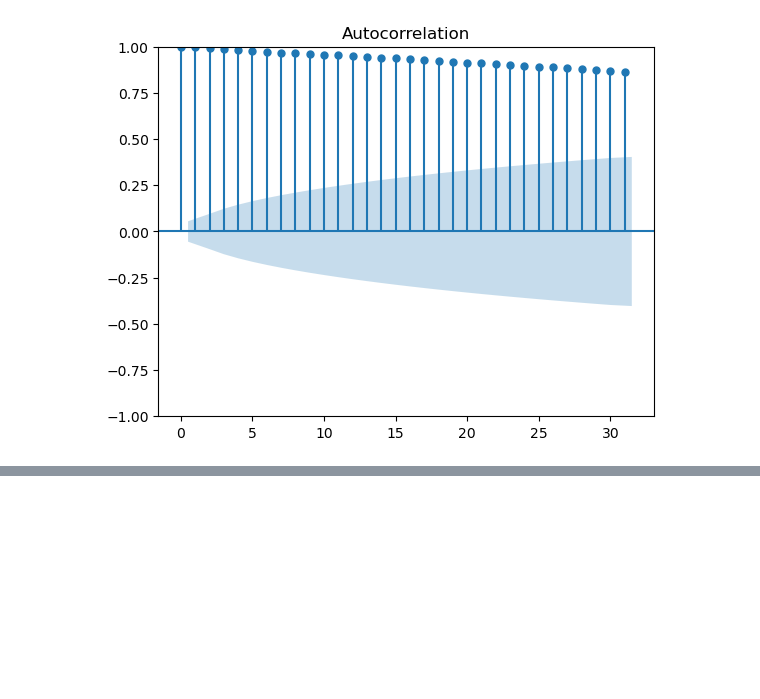
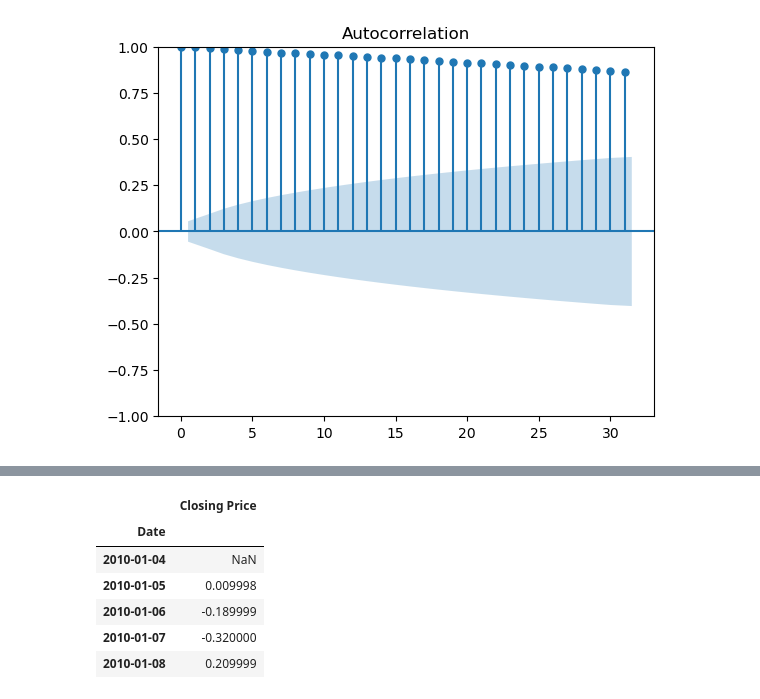
Before and after one commit to sof2401/Data-Visualization, a Jupyter notebook: Time Series EDA (Practice).ipynb, the cells around one changed output, grey strips where cells are left out. Saved outputs shown, nothing was run; the diff lists cells and outputs as text; code cells hidden in the pictures; blank space fills up the shorter version.

```diff
--- a/Time Series EDA (Practice).ipynb
+++ b/Time Series EDA (Practice).ipynb
@@ -108,0 +118,10 @@ fig = tsa.graphics.plot_acf(df)
+# %%
+df.diff().head()
+# %% [output]
+|  | Closing Price |
+| Date |  |
+| 2010-01-04 | NaN |
+| 2010-01-05 | 0.009998 |
+| 2010-01-06 | -0.189999 |
+| 2010-01-07 | -0.320000 |
+| 2010-01-08 | 0.209999 |
```
Also changed, not shown: parts of 4 cells of this notebook, 4 other files.
